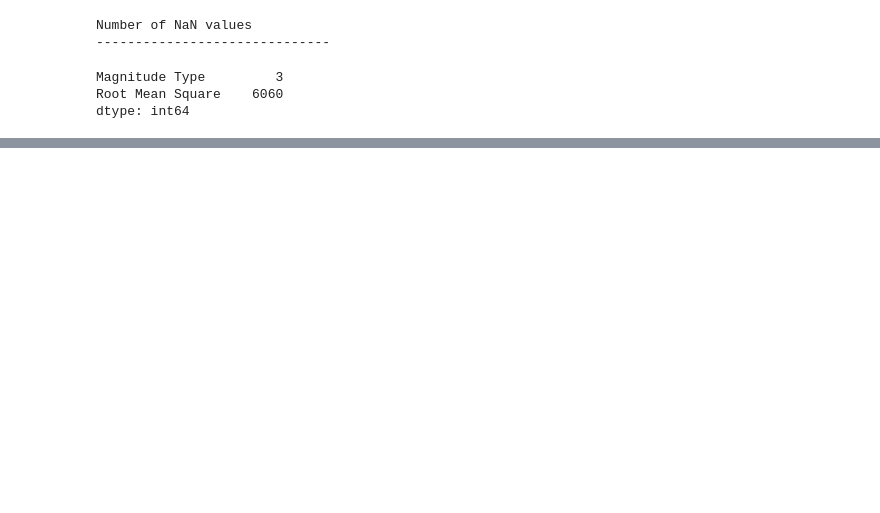
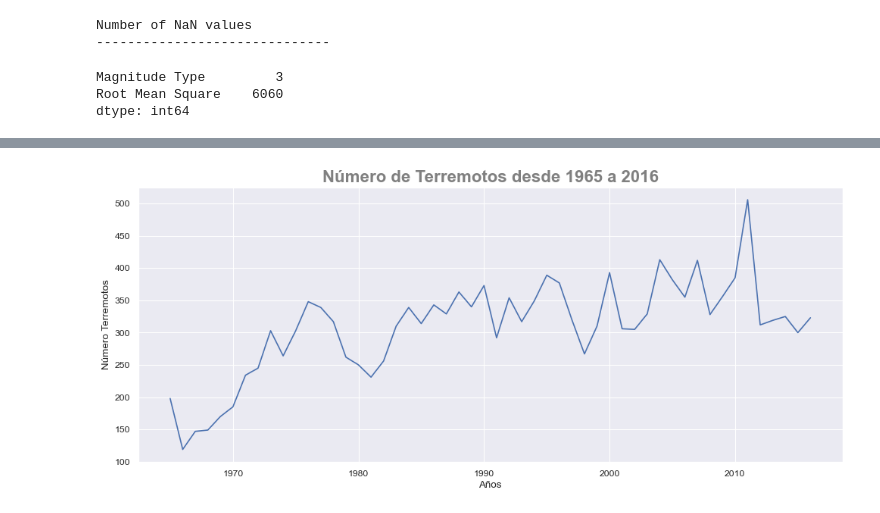
Before and after one commit to kabirivan/Earthquakes_Analysis, a Jupyter notebook: analysis.ipynb, the cells around one changed output, grey strips where cells are left out. Drawn from its saved outputs; the diff is of its cells as text; code cells hidden in the pictures; blank space fills up the shorter version.

```diff
--- a/analysis.ipynb
+++ b/analysis.ipynb
@@ -84,0 +106,10 @@ df = df.reset_index()
+# %%
+#fixing the wrong dates
+df.loc[3378, "Date"] = "02/23/1975"
+df.loc[7510, "Date"] = "04/28/1985"
+df.loc[20647, "Date"] = "03/13/2011"
+
+#fixing the wrong Time
+df.loc[3378, "Time"] = "02:58:41"
+df.loc[7510, "Time"] = "02:53:41"
+df.loc[20647, "Time"] = "02:23:34"
@@ -84,0 +123,7 @@ df = df.reset_index()
+# %%
+# datetime conversions merge Date + Time
+df['datetime'] = df.Date+' '+df.Time
+df['datetime'] = pd.to_datetime(df['datetime'], format='%m/%d/%Y %H:%M:%S')
+
+# drop irrelevant columns
+df = df.drop(['Date', 'Time','index'], axis=1)
@@ -84,0 +156,4 @@ df = df.reset_index()
+# %%
+df['date_parsed'] = pd.to_datetime(df['datetime'], infer_datetime_format=True)
+df['year'] = df["date_parsed"].apply(lambda x: x.year)
+df.head()
@@ -84,0 +167,19 @@ df = df.reset_index()
+# %%
+def graph (magn_floor, magn_ceil):
+    new_df = df
+    new_df = new_df.loc[(df.Magnitude > magn_floor) & (df.Magnitude < magn_ceil)]
+
+    figure(num=None, figsize=(15, 6), dpi=80, facecolor='w', edgecolor='k')
+    plt.title('Número de Terremotos desde 1965 a 2016', fontsize=20, weight='bold', color='gray')
+    plt.xlabel('Años')
+    plt.ylabel('Número Terremotos')
+
+    value_counts = new_df['year'].value_counts().sort_index()
+    value_counts.plot(kind='line')
+    a = []
+    b = []
+    plt.show()
+# %%
+graph (5, 6)
+# %% [output]
+[figure, added]
```
Also changed, not shown: parts of 11 cells of this notebook.
